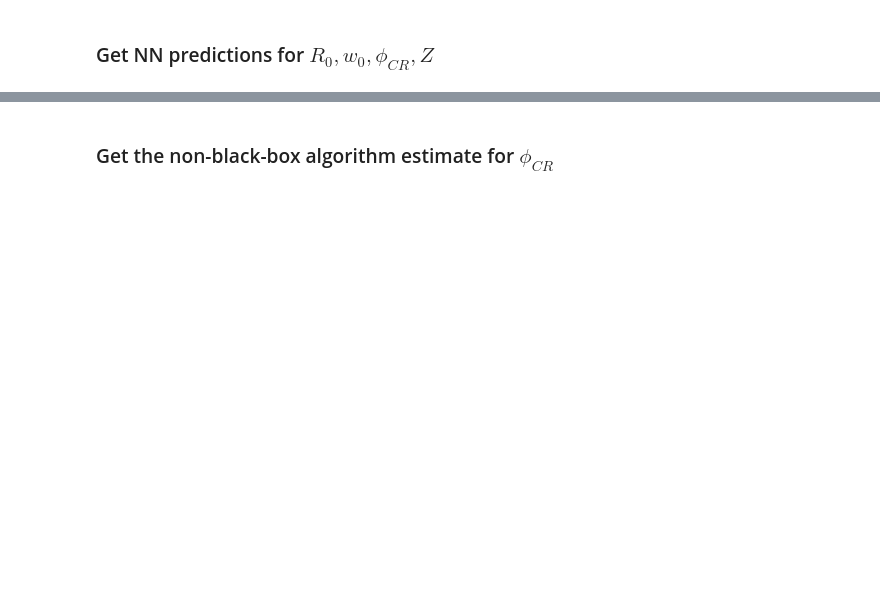
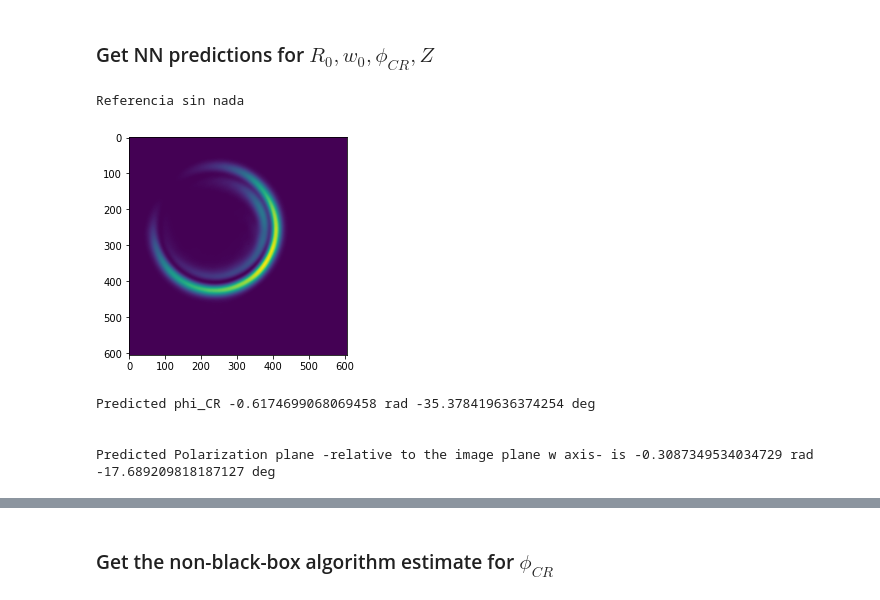
Before and after one commit to Oiangu9/Conical_Refraction_Polarimeter, a Jupyter notebook: LAB/DEEP_LEARNING/Simple_Encoder/NOTEBOOK_Simple_Encoder_Non_Noisy.ipynb, the cells around one changed output, grey strips where cells are left out. Cells and saved outputs as stored; diff of their text form; code cells hidden in the pictures; blank space fills up the shorter version.

```diff
--- a/LAB/DEEP_LEARNING/Simple_Encoder/NOTEBOOK_Simple_Encoder_Non_Noisy.ipynb
+++ b/LAB/DEEP_LEARNING/Simple_Encoder/NOTEBOOK_Simple_Encoder_Non_Noisy.ipynb
@@ -577,0 +596,22 @@ print(f"\n\nPredicted Polarization plane -relative to the image plane w axis- is
+# %%
+print("Referencia sin nada\n")
+%matplotlib inline
+image_full_path = "/home/oiangu/Desktop/Conical_Refraction_Polarimeter/LAB/EXPERIMENTAL/Fotos_Turpin/Day2/laser_gaussian_thesis/All_Taken_Photos/sin_los_dos_solo_tubo.png"
+im = cv2.imread(image_full_path, cv2.IMREAD_ANYDEPTH)
+
+im = np.asarray((compute_raw_to_centered_iX(torch.from_numpy(im).unsqueeze(0).to(device))).to('cpu').squeeze(0))
+plt.imshow(im)
+plt.show()
+
+model.eval()
+predictions = model(torch.from_numpy(im).to(device).unsqueeze(0))[0]
+ref=predictions[0].item()
+print(f"Predicted phi_CR {ref} rad {ref*180/np.pi} deg")
+print(f"\n\nPredicted Polarization plane -relative to the image plane w axis- is {ref/2} rad {ref*180/np.pi/2} deg")
+# %% [output]
+Referencia sin nada
+[figure, added]
+Predicted phi_CR -0.6174699068069458 rad -35.378419636374254 deg
+
+
+Predicted Polarization plane -relative to the image plane w axis- is -0.3087349534034729 rad -17.689209818187127 deg
```
Also changed, not shown: parts of 29 cells of this notebook, 1 other file.
